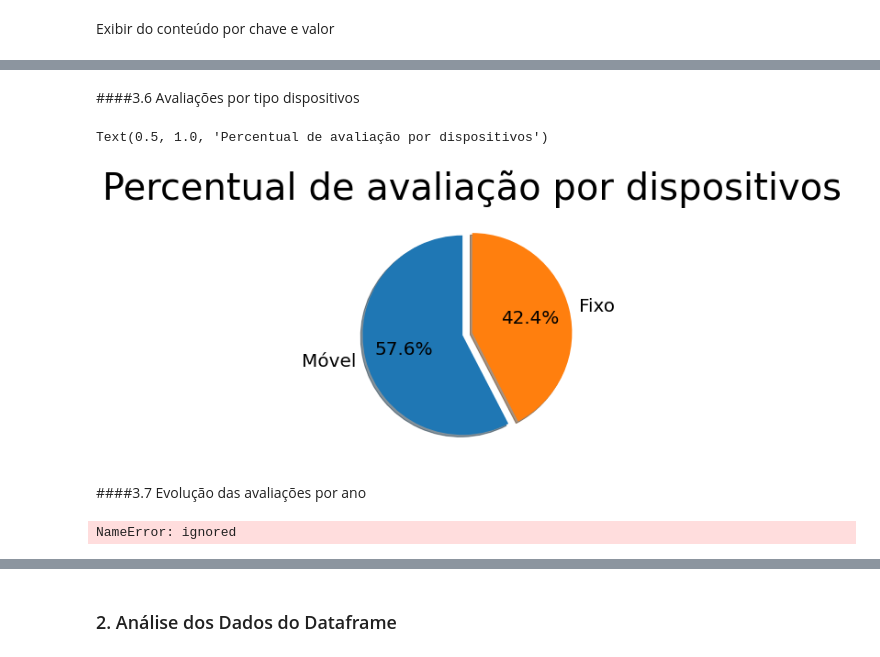
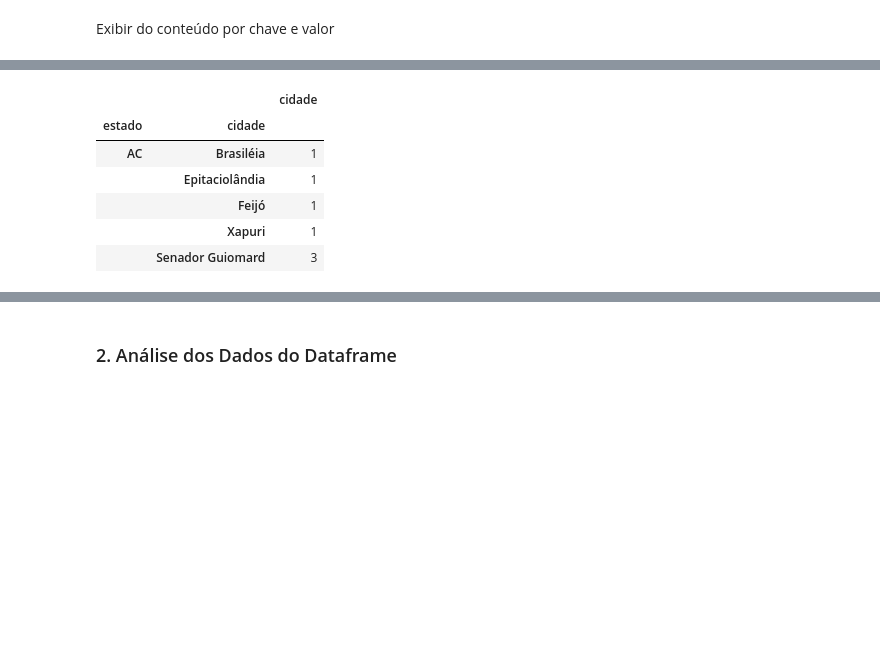
Before and after one commit to danielleitesoares/Work_Sentimental_Analyzer_Of_Restaurant_Issue, a Jupyter notebook: Analise_dos_Sentimentos_Restaurantes.ipynb, the cells around one changed output, grey strips where cells are left out. Saved outputs shown, nothing was run; the diff lists cells and outputs as text; code cells hidden in the pictures; blank space fills up the shorter version.

```diff
--- a/Analise_dos_Sentimentos_Restaurantes.ipynb
+++ b/Analise_dos_Sentimentos_Restaurantes.ipynb
@@ -240,28 +255,14 @@ avaliacaoGeral.describe()
 # %%
 dispositivoMovel = dados.iloc[:,6:7]
 dispositivoMovel
-# %% [markdown]
-####3.6 Avaliações por tipo dispositivos
-# %%
-# Percentual de avaliação por dispositivos - https://www.youtube.com/watch?v=wYxDyg1UnMw
-
-plt.rcParams.update({'font.size':20})
-rotulos = ['Móvel', 'Fixo']
-dfdisp = df.groupby(by='mobileDevice').size()
-explode = (0.1,0)
-plt.figure(figsize=(5,5))
-plt.pie(x=dfdisp, labels=rotulos,explode=explode, autopct='%1.1f%%', startangle=90, shadow=True)
-plt.title('Percentual de avaliação por dispositivos',fontsize=40)
-##plt.show()
-# %% [output]
-Text(0.5, 1.0, 'Percentual de avaliação por dispositivos')
-[figure, removed]
-# %% [markdown]
-####3.7 Evolução das avaliações por ano
-# %%
-
-df['publicationDate'] =  pd.to_datetime(df['publicationDate'], format="%d/%m/%Y").to_frame()
-df_pubdate = df.groupby([df['publicationDate'].dt.year, df['publicationDate'].dt.month])[['publicationDate']].count()
-df_pubdate.head(10000)
-# %% [output]
-NameError: ignored
+# %%
+df_am= df.groupby('estado')[u'cidade'].value_counts(ascending=True).to_frame()
+df_am.head()
+# %% [output]
+|  |  | cidade |
+| estado | cidade |  |
+| AC | Brasiléia | 1 |
+|  | Epitaciolândia | 1 |
+|  | Feijó | 1 |
+|  | Xapuri | 1 |
+|  | Senador Guiomard | 3 |
```
Also changed, not shown: parts of 26 cells of this notebook.
